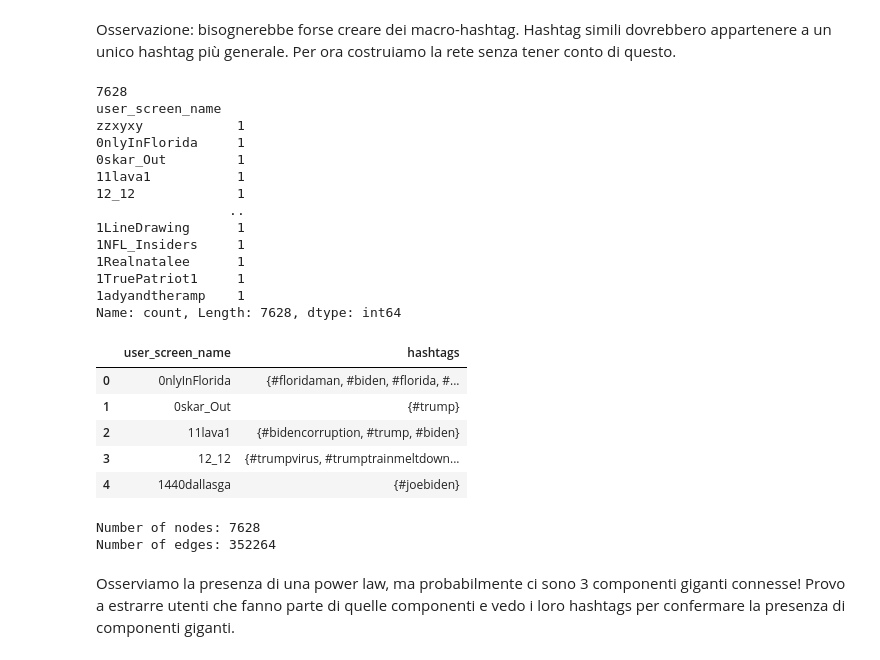
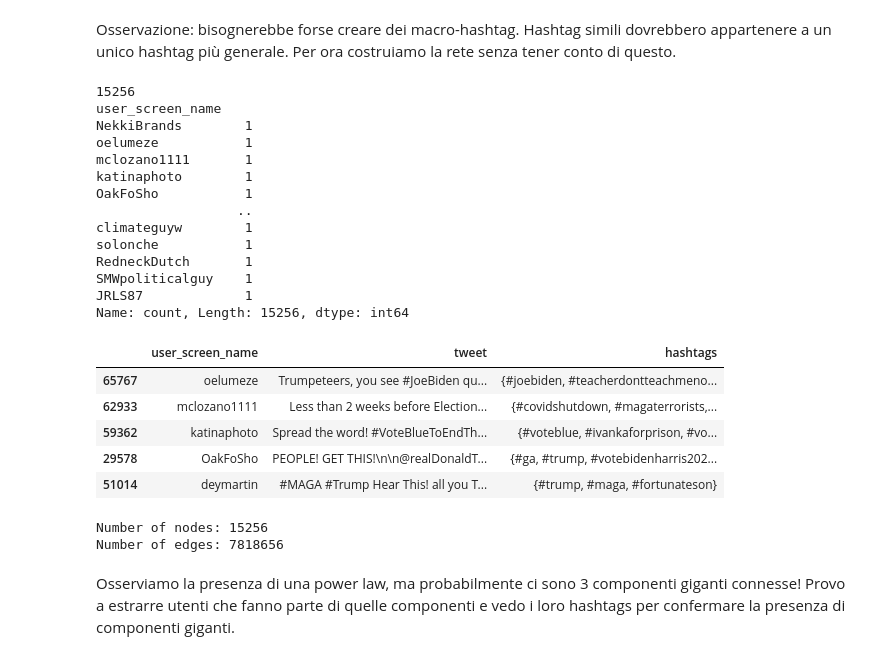
Before and after one commit to divadde/social_network_analysis_project, a Jupyter notebook: net-analysis-project.ipynb, the cells around one changed output. Saved outputs shown, nothing was run; the diff lists cells and outputs as text; code cells hidden in the pictures.

```diff
--- a/net-analysis-project.ipynb
+++ b/net-analysis-project.ipynb
@@ -578,9 +578,10 @@ Name: count, Length: 76279, dtype: int64
 # %%
 # Effettuo un campionamento casuale del dataset (gli utenti sono troppi e non riusciremmo a costruire la rete)
 
-df_sampled = grouped_conc.sample(frac=0.1, random_state=42)
+df_sampled = grouped_conc.sample(frac=0.2, random_state=42)
 print(df_sampled["user_screen_name"].value_counts())
 
+df_sampled.head()
 # Idea di altro campionamento:
 # stimo i degree in modo parallelo (calcolo similarità dei primi 100 utenti con tutti gli altri)
 # campiono seguendo la stima della distribuzione
@@ -603,44 +610,41 @@ Osservazione: bisognerebbe forse creare dei macro-hashtag. Hashtag simili dovreb
 # %%
 # Funzione per estrarre gli hashtag da un tweet
 def extract_hashtags(tweet):
     return re.findall(r'#\w+', tweet.lower())
 
 # Aggiungere una colonna con gli hashtag estratti
-df_final = df_sampled.copy()
-df_final['hashtags'] = df_sampled['tweet'].apply(extract_hashtags)
+user_hashtags = df_sampled.copy()
+user_hashtags['hashtags'] = df_sampled['tweet'].apply(extract_hashtags)
 
-# Aggregare gli hashtag per ogni utente
-user_hashtags = df_final.groupby('user_screen_name')['hashtags'].apply(lambda x: set().union(*x)).reset_index()
+# Trasformo la lista di tweet in un insieme (per non avere duplicati)
+user_hashtags["hashtags"] = user_hashtags['hashtags'].apply(set)
 
 print(len(user_hashtags))
 print(user_hashtags["user_screen_name"].value_counts())
+user_hashtags.head()
 # %% [output]
-7628
+15256
 user_screen_name
-zzxyxy            1
-0nlyInFlorida     1
-0skar_Out         1
-11lava1           1
-12_12             1
-                 ..
-1LineDrawing      1
-1NFL_Insiders     1
-1Realnatalee      1
-1TruePatriot1     1
-1adyandtheramp    1
-Name: count, Length: 7628, dtype: int64
+NekkiBrands        1
+oelumeze           1
+mclozano1111       1
+katinaphoto        1
+OakFoSho           1
+                  ..
+climateguyw        1
+solonche           1
+RedneckDutch       1
+SMWpoliticalguy    1
+JRLS87             1
+Name: count, Length: 15256, dtype: int64
+|  | user_screen_name | tweet | hashtags |
+| 65767 | oelumeze | Trumpeteers, you see #JoeBiden qu... | {#joebiden, #teacherdontteachmeno... |
+| 62933 | mclozano1111 | Less than 2 weeks before Election... | {#covidshutdown, #magaterrorists,... |
+| 59362 | katinaphoto | Spread the word! #VoteBlueToEndTh... | {#voteblue, #ivankaforprison, #vo... |
+| 29578 | OakFoSho | PEOPLE! GET THIS!\n\n@realDonaldT... | {#ga, #trump, #votebidenharris202... |
+| 51014 | deymartin | #MAGA #Trump Hear This! all you T... | {#trump, #maga, #fortunateson} |
-# %%
-user_hashtags.head()
-# %% [output]
-|  | user_screen_name | hashtags |
-| 0 | 0nlyInFlorida | {#floridaman, #biden, #florida, #... |
-| 1 | 0skar_Out | {#trump} |
-| 2 | 11lava1 | {#bidencorruption, #trump, #biden} |
-| 3 | 12_12 | {#trumpvirus, #trumptrainmeltdown... |
-| 4 | 1440dallasga | {#joebiden} |
 # %%
-Threshold = 0.5
-df_final = user_hashtags
+Threshold = 0.3
 
 # Funzione per calcolare la similarità di Jaccard
 def jaccard_similarity(set1, set2):
@@ -650,9 +654,10 @@ def jaccard_similarity(set1, set2):
         return 0
     return intersection / union
 
+df_final = user_hashtags.drop(columns=["tweet"])
 # Calcolare la similarità di Jaccard tra ogni coppia di utenti
 edges = []
-for (user1, hashtags1), (user2, hashtags2) in combinations(df_final.itertuples(index=False), 2):
+for (user1, hashtags1), (user2, hashtags2) in combinations(user_hashtags.drop(columns=["tweet"]).itertuples(index=False), 2):
     similarity = jaccard_similarity(hashtags1, hashtags2)
     if similarity > Threshold:  # Aggiungere solo archi con similarità positiva
         edges.append((user1, user2, similarity))
@@ -672,8 +677,8 @@ for user1, user2, weight in edges:
 print(f"Number of nodes: {G.number_of_nodes()}")
 print(f"Number of edges: {G.number_of_edges()}")
 # %% [output]
-Number of nodes: 7628
-Number of edges: 352264
+Number of nodes: 15256
+Number of edges: 7818656
 # %%
 # Disegnare il grafo (non si capisce niente, troppi nodi dentro la rete)
 pos = nx.spring_layout(G)  # Posizionamento dei nodi
```
Also changed, not shown: parts of 5 cells of this notebook.
